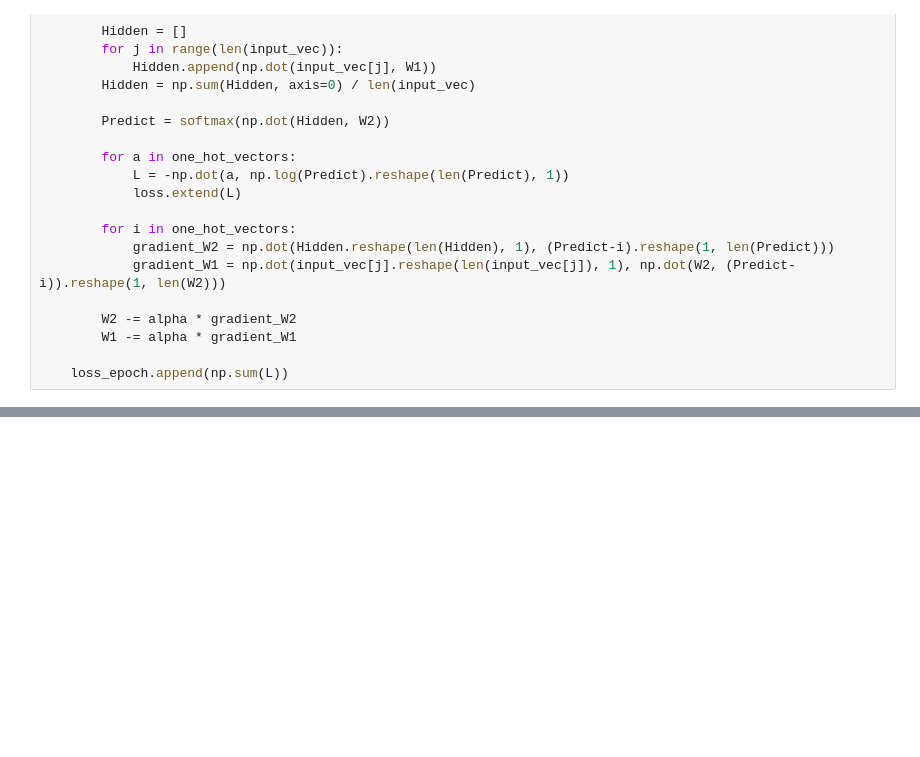
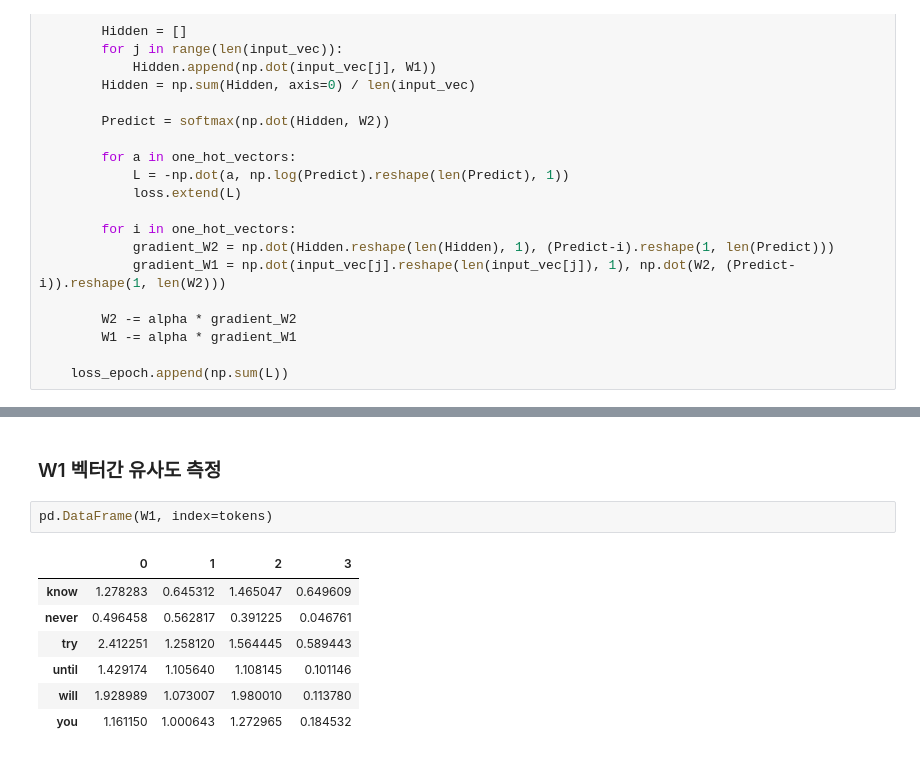
Before and after one commit to insightcampus/2020-inno-nlp-c-deeplearning, a Jupyter notebook: sojeong/Word2Vec_조소정.ipynb, the cells around one changed output, grey strips where cells are left out. Drawn from its saved outputs; the diff is of its cells as text; blank space fills up the shorter version.

```diff
--- a/sojeong/Word2Vec_조소정.ipynb
+++ b/sojeong/Word2Vec_조소정.ipynb
@@ -106,0 +110,12 @@ plt.show()
+# %% [markdown]
+### W1 벡터간 유사도 측정
+# %%
+pd.DataFrame(W1, index=tokens)
+# %% [output]
+|  | 0 | 1 | 2 | 3 |
+| know | 1.278283 | 0.645312 | 1.465047 | 0.649609 |
+| never | 0.496458 | 0.562817 | 0.391225 | 0.046761 |
+| try | 2.412251 | 1.258120 | 1.564445 | 0.589443 |
+| until | 1.429174 | 1.105640 | 1.108145 | 0.101146 |
+| will | 1.928989 | 1.073007 | 1.980010 | 0.113780 |
+| you | 1.161150 | 1.000643 | 1.272965 | 0.184532 |
```
Also changed, not shown: parts of 18 cells of this notebook.
